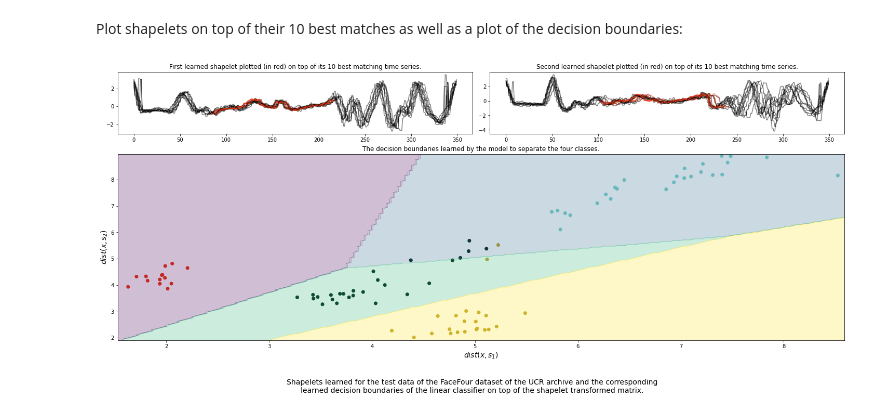
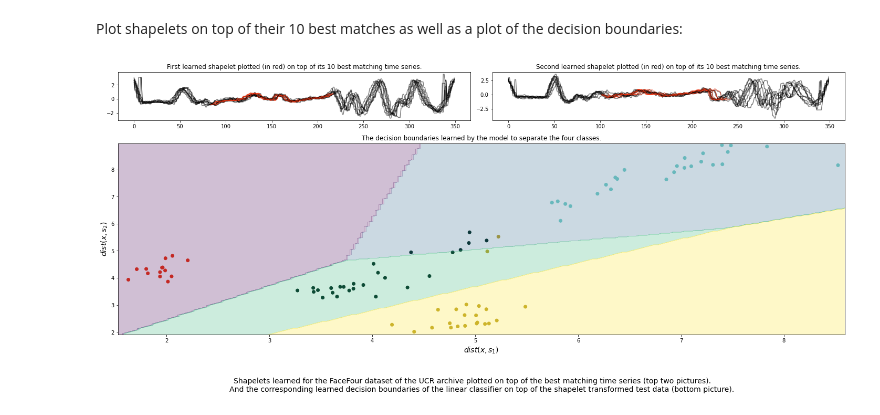
Before and after one commit to benibaeumle/Learning-Shapelets, a Jupyter notebook: demo/demo.ipynb, the cells around one changed output. Drawn from its saved outputs; the diff is of its cells as text; code cells hidden in the pictures.

```diff
--- a/demo/demo.ipynb
+++ b/demo/demo.ipynb
@@ -221,7 +221,7 @@ weights, biases = learning_shapelets.get_weights_linear_layer()
 # %% [markdown]
 Plot shapelets on top of their 10 best matches as well as a plot of the decision boundaries:
 # %%
-fig = pyplot.figure(constrained_layout=True, facecolor='white')
+fig = pyplot.figure(facecolor='white')
 fig.set_size_inches(20, 8)
 gs = fig.add_gridspec(4, 8)
 fig_ax1 = fig.add_subplot(gs[0, :4])
@@ -239,33 +239,33 @@ for i in numpy.argsort(dist_s2)[:10]:
     fig_ax2.plot(lead_pad_shapelet(shapelets[1, 0], pos), color='#F03613', alpha=0.5)
 
 
 fig_ax3 = fig.add_subplot(gs[1:, :])
 fig_ax3.set_title("The decision boundaries learned by the model to separate the four classes.")
 color = {0: '#F03613', 1: '#7BD4CC', 2: '#00281F', 3: '#BEA42E'}
 fig_ax3.scatter(dist_s1, dist_s2, color=[color[l] for l in y_test])
 
 
 viridis = cm.get_cmap('viridis', 4)
 # Create a meshgrid of the decision boundaries
 xmin = numpy.min(shapelet_transform[:, 0]) - 0.1
 xmax = numpy.max(shapelet_transform[:, 0]) + 0.1
 ymin = numpy.min(shapelet_transform[:, 1]) - 0.1
 ymax = numpy.max(shapelet_transform[:, 1]) + 0.1
 xx, yy = numpy.meshgrid(numpy.arange(xmin, xmax, (xmax - xmin)/200),
                         numpy.arange(ymin, ymax, (ymax - ymin)/200))
 Z = []
 for x, y in numpy.c_[xx.ravel(), yy.ravel()]:
     Z.append(numpy.argmax([biases[i] + weights[i][0]*x + weights[i][1]*y
                            for i in range(4)]))
 Z = numpy.array(Z).reshape(xx.shape)
 fig_ax3.contourf(xx, yy, Z / 3, cmap=viridis, alpha=0.25)
 fig_ax3.set_xlabel("$dist(x, s_1)$", fontsize=14)
 fig_ax3.set_ylabel("$dist(x, s_2)$", fontsize=14)
 
-caption = "Shapelets learned for the test data of the FaceFour dataset of the UCR archive and the corresponding\n" +\
-          "learned decision boundaries of the linear classifier on top of the shapelet transformed matrix."
+caption = """Shapelets learned for the FaceFour dataset of the UCR archive plotted on top of the best matching time series (top two pictures).
+        And the corresponding learned decision boundaries of the linear classifier on top of the shapelet transformed test data (bottom picture)."""
 pyplot.figtext(0.5, -0.1, caption, wrap=True, horizontalalignment='center', fontsize=14)
 pyplot.savefig('learning_shapelets.png', facecolor=fig.get_facecolor())
 pyplot.show()
 # %% [output]
-[figure, old version]
+[figure, new version]
```
